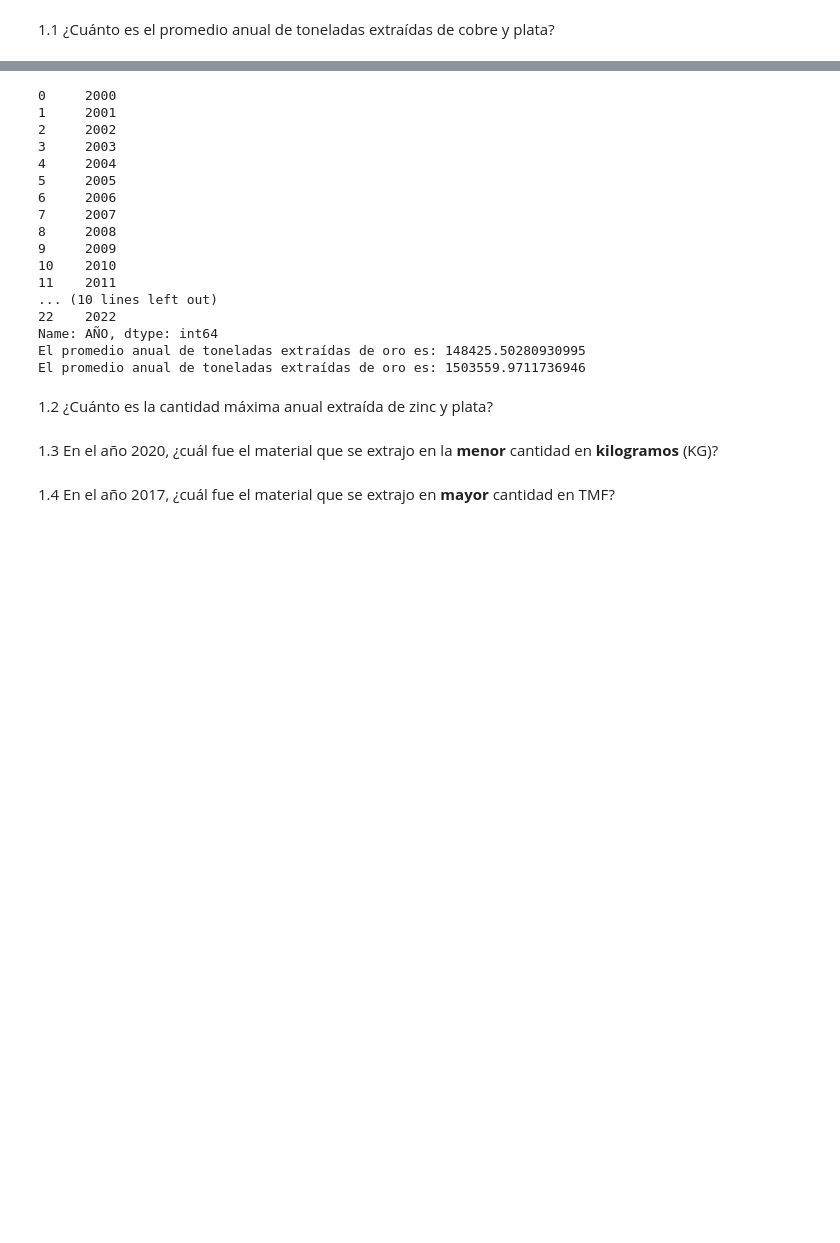
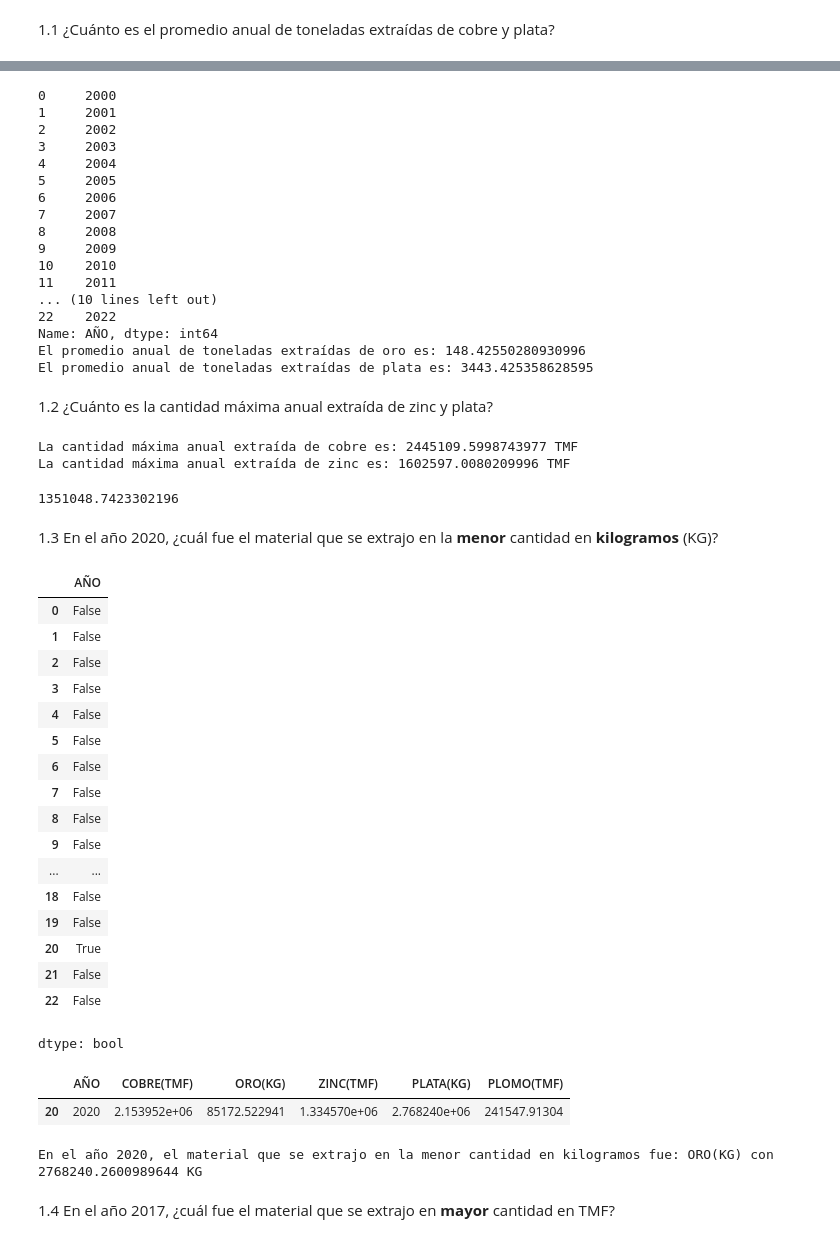
Before and after one commit to esanruben/programa-python-utec, a Jupyter notebook: Sesión_1_[Student_View].ipynb, the cells around one changed output, grey strips where cells are left out. Drawn from its saved outputs; the diff is of its cells as text; code cells hidden in the pictures; blank space fills up the shorter version.

```diff
--- a/Sesión_1_[Student_View].ipynb
+++ b/Sesión_1_[Student_View].ipynb
@@ -71,10 +88,10 @@ print(anhos_unicos)
 
 # Calcula el promedio anual de toneladas extraídas de oro y cobre
 promedio_oro = df['ORO(KG)'].mean()
-promedio_plata =  ### Completar
+promedio_plata = df['PLATA(KG)'].mean() ### Completar
 
-print("El promedio anual de toneladas extraídas de oro es:", promedio_oro)
-print("El promedio anual de toneladas extraídas de plata es:", promedio_plata)
+print("El promedio anual de toneladas extraídas de oro es:", promedio_oro/1000)
+print("El promedio anual de toneladas extraídas de plata es:", promedio_plata/1000)
 # %% [output]
 0     2000
 1     2001
@@ -91,31 +108,80 @@ print("El promedio anual de toneladas extraídas de plata es:", promedio_plata)
 ... (10 lines left out)
 22    2022
 Name: AÑO, dtype: int64
-El promedio anual de toneladas extraídas de oro es: 148425.50280930995
-El promedio anual de toneladas extraídas de oro es: 1503559.9711736946
+El promedio anual de toneladas extraídas de oro es: 148.42550280930996
+El promedio anual de toneladas extraídas de plata es: 3443.425358628595
 # %% [markdown]
 1.2 ¿Cuánto es la cantidad máxima anual extraída de zinc y plata?
 # %%
 # Encontrar la cantidad máxima anual extraída de cobre y zinc
 
 maxima_cobre =  df['COBRE(TMF)'].max()
-maxima_zinc =  ### Completar
+maxima_zinc =  df['ZINC(TMF)'].max()### Completar
 
 print("La cantidad máxima anual extraída de cobre es:", maxima_cobre, "TMF")
 print("La cantidad máxima anual extraída de zinc es:", maxima_zinc, "TMF")
+# %% [output]
+La cantidad máxima anual extraída de cobre es: 2445109.5998743977 TMF
+La cantidad máxima anual extraída de zinc es: 1602597.0080209996 TMF
+# %%
+df['ZINC(TMF)'].median()### Completar
+# %% [output]
+1351048.7423302196
 # %% [markdown]
 1.3 En el año 2020, ¿cuál fue el material que se extrajo en la **menor** cantidad en **kilogramos** (KG)?
+# %%
+df['AÑO'] == 2020  #  solo te da lo booleanos
+# %% [output]
+|  | AÑO |
+| 0 | False |
+| 1 | False |
+| 2 | False |
+| 3 | False |
+| 4 | False |
+| 5 | False |
+| 6 | False |
+| 7 | False |
+| 8 | False |
+| 9 | False |
+| ... | ... |
+| 18 | False |
+| 19 | False |
+| 20 | True |
+| 21 | False |
+| 22 | False |
+dtype: bool
+# %%
+df[df['AÑO'] == 2020] # ok lo de arriba pero muestrame solo los True
+# %% [output]
+|  | AÑO | COBRE(TMF) | ORO(KG) | ZINC(TMF) | PLATA(KG) | PLOMO(TMF) |
+| 20 | 2020 | 2.153952e+06 | 85172.522941 | 1.334570e+06 | 2.768240e+06 | 241547.91304 |
 # %%
 # Filtrar los datos para el año 2020
 datos_2020 = df[df['AÑO'] == 2020]
 
 # Obtener las columnas de materiales KG
-materiales_kg = [ ### Completar ]   # lista de nombres de materiales que usan KG, ej. ['material 1 ', 'material 2']
+materiales_kg = [ 'ORO(KG)', 'PLATA(KG)']   # lista de nombres de materiales que usan KG, ej. ['material 1 ', 'material 2']
+
+#inicialliza  la variable materia menor cantidad con el primero material de la lista materiales_tmf
+material_menor_cantidad =  materiales_kg[0]
+
+min_cantidad = datos_2020[material_menor_cantidad].iloc[0]
+
+#recorrer todas las columnas de materiales y encontrar el maximo
+
+for material in materiales_kg:
+  cantidad = datos_2020[material].iloc[0]
+  if cantidad < min_cantidad:
+    material_menor_cantidad = material
+    min_cantidad = cantidad
+
 
 # Encontrar el material con la menor cantidad extraída en el año 2020
-material_menor_cantidad = min(materiales_kg, key=lambda material: datos_2020[material].iloc[0])
+#material_menor_cantidad = min(materiales_kg, key=lambda material: datos_2020[material].iloc[0])
 
-print("En el año 2020, el material que se extrajo en la menor cantidad en kilogramos fue:", material_menor_cantidad)
+print("En el año 2020, el material que se extrajo en la menor cantidad en kilogramos fue:", material_menor_cantidad, 'con',cantidad,'KG')
+# %% [output]
+En el año 2020, el material que se extrajo en la menor cantidad en kilogramos fue: ORO(KG) con 2768240.2600989644 KG
 # %% [markdown]
 1.4 En el año 2017, ¿cuál fue el material que se extrajo en **mayor** cantidad en TMF?
 # %%
```
Also changed, not shown: parts of 12 cells of this notebook.
